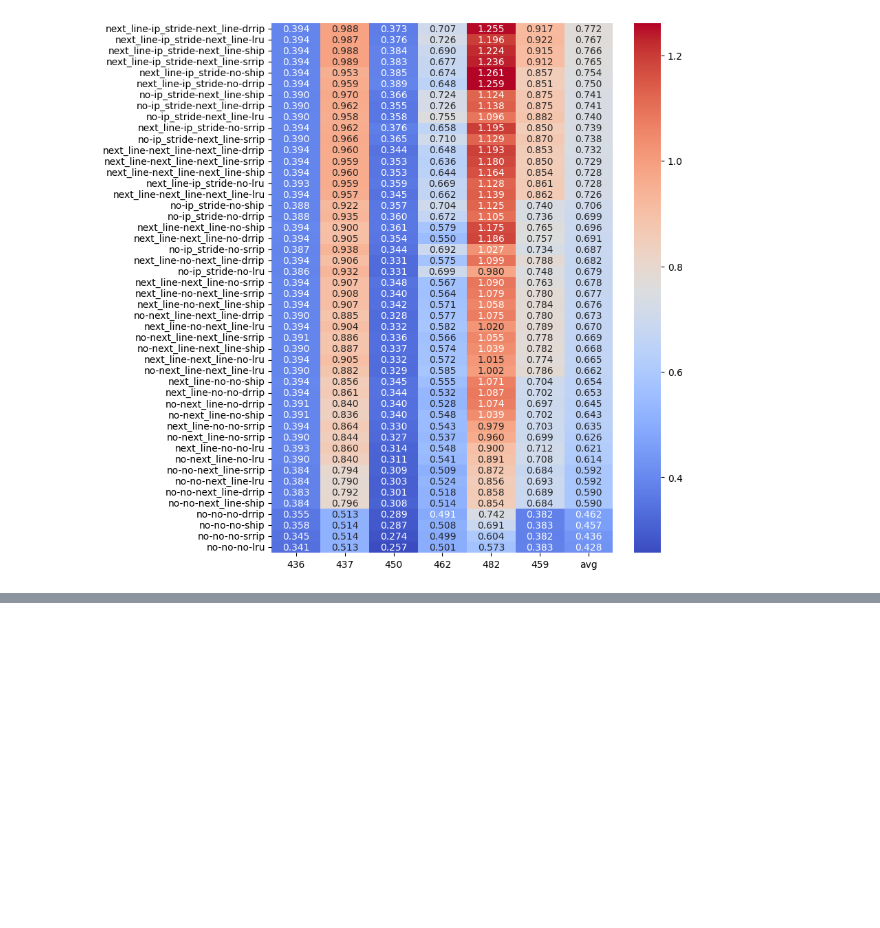
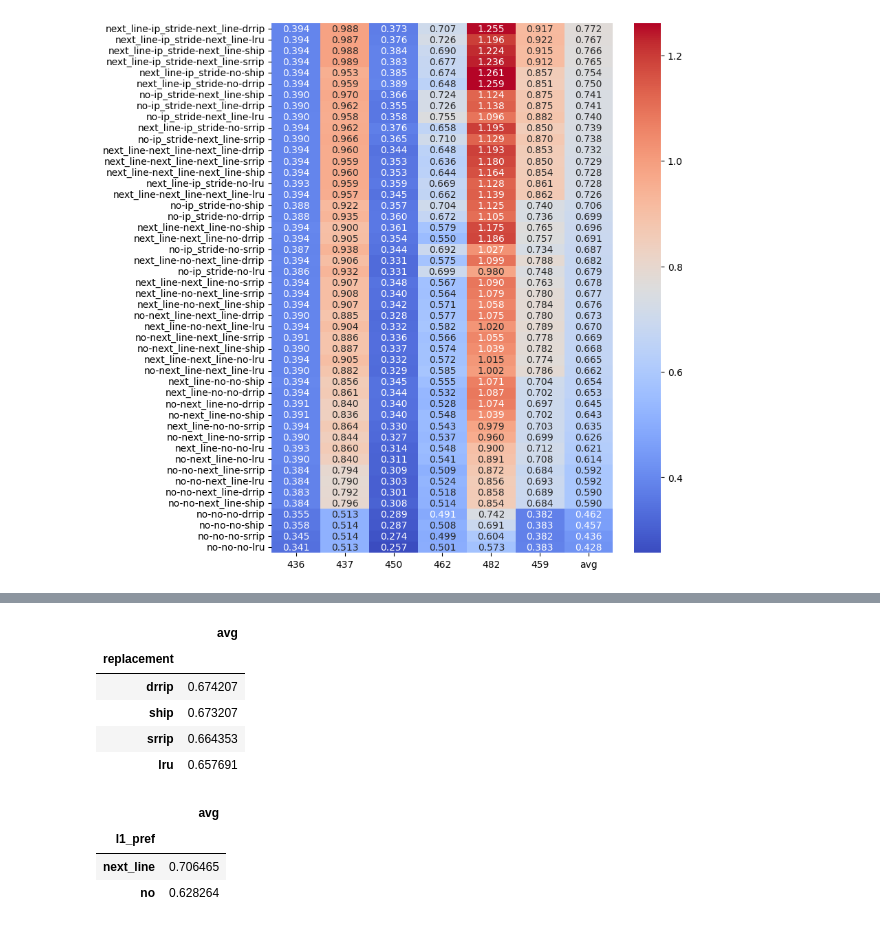
Before and after one commit to X-yang03/ChampSim-Computer-Architecture, a Jupyter notebook: socre.ipynb, the cells around one changed output, grey strips where cells are left out. Drawn from its saved outputs; the diff is of its cells as text; code cells hidden in the pictures; blank space fills up the shorter version.

```diff
--- a/socre.ipynb
+++ b/socre.ipynb
@@ -75,0 +93,10 @@ sns.heatmap(IPC_sort,cmap='coolwarm',annot=True,fmt='.3f')
+# %%
+repl_score = IPC_detailed.groupby('replacement').agg({'avg':'mean'}).sort_values('avg',ascending=False)
+repl_score
+# %% [output]
+|  | avg |
+| replacement |  |
+| drrip | 0.674207 |
+| ship | 0.673207 |
+| srrip | 0.664353 |
+| lru | 0.657691 |
@@ -75,0 +105,8 @@ sns.heatmap(IPC_sort,cmap='coolwarm',annot=True,fmt='.3f')
+# %%
+l1_pref_score = IPC_detailed.groupby('l1_pref').agg({'avg':'mean'}).sort_values('avg',ascending=False)
+l1_pref_score
+# %% [output]
+|  | avg |
+| l1_pref |  |
+| next_line | 0.706465 |
+| no | 0.628264 |
```
Also changed, not shown: parts of 10 cells of this notebook, 4 other files.
